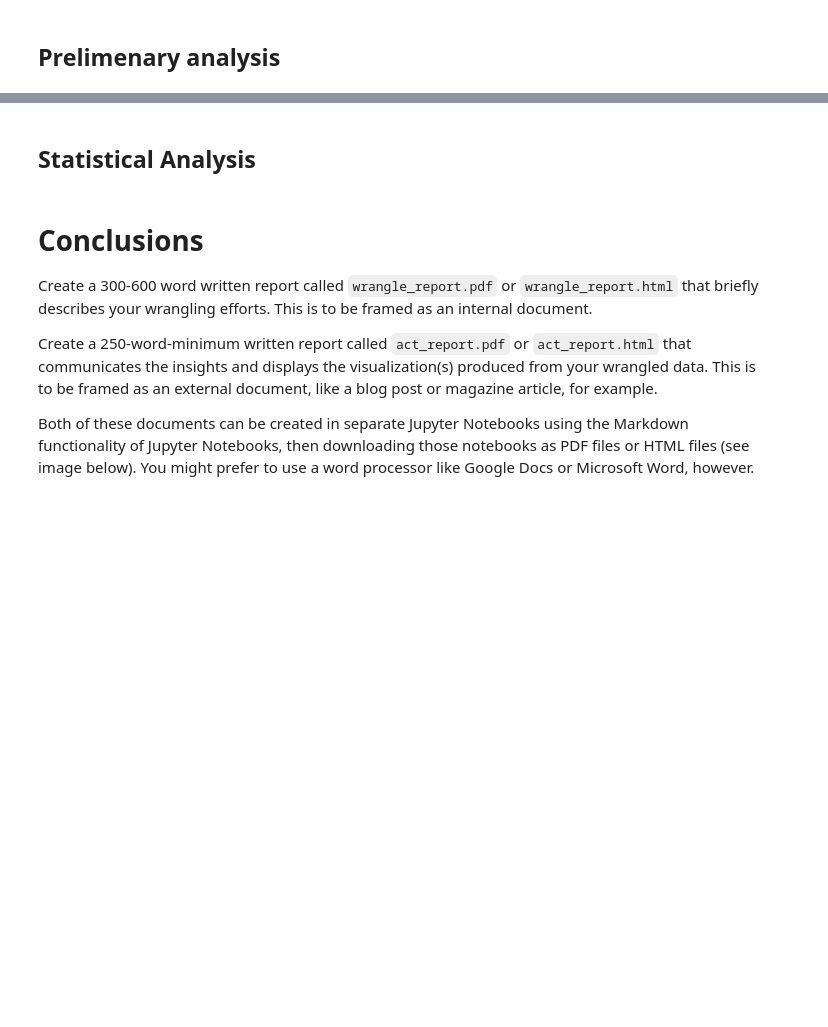
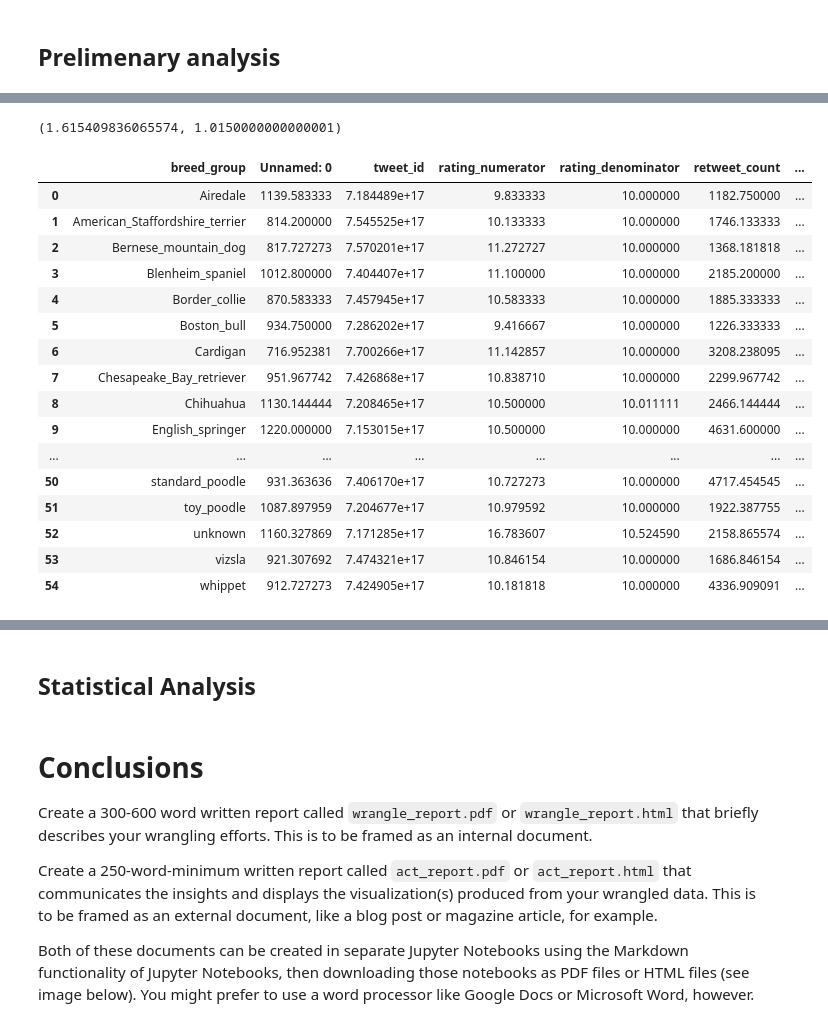
Before and after one commit to lpedejong/Nano_degree_projects, a Jupyter notebook: Project3_Data_Wrangling/Project_4_Wrangling_Twitter.ipynb, the cells around one changed output, grey strips where cells are left out. Saved outputs shown, nothing was run; the diff lists cells and outputs as text; code cells hidden in the pictures; blank space fills up the shorter version.

```diff
--- a/Project3_Data_Wrangling/Project_4_Wrangling_Twitter.ipynb
+++ b/Project3_Data_Wrangling/Project_4_Wrangling_Twitter.ipynb
@@ -891,0 +1017,24 @@ twitter_archive_clean.to_csv('twitter_archive_master.csv', na_rep= 'Unknown', en
+# %%
+tweets[tweets['breed_group'] == 'unknown'].mean()['rating'],tweets[tweets['breed_group'] == 'beagle'].mean()['rating']
+# %% [output]
+(1.615409836065574, 1.0150000000000001)
+# %%
+tweets.groupby('breed_group').mean().reset_index()
+# %% [output]
+|  | breed_group | Unnamed: 0 | tweet_id | rating_numerator | rating_denominator | retweet_count | ... |
+| 0 | Airedale | 1139.583333 | 7.184489e+17 | 9.833333 | 10.000000 | 1182.750000 | ... |
+| 1 | American_Staffordshire_terrier | 814.200000 | 7.545525e+17 | 10.133333 | 10.000000 | 1746.133333 | ... |
+| 2 | Bernese_mountain_dog | 817.727273 | 7.570201e+17 | 11.272727 | 10.000000 | 1368.181818 | ... |
+| 3 | Blenheim_spaniel | 1012.800000 | 7.404407e+17 | 11.100000 | 10.000000 | 2185.200000 | ... |
+| 4 | Border_collie | 870.583333 | 7.457945e+17 | 10.583333 | 10.000000 | 1885.333333 | ... |
+| 5 | Boston_bull | 934.750000 | 7.286202e+17 | 9.416667 | 10.000000 | 1226.333333 | ... |
+| 6 | Cardigan | 716.952381 | 7.700266e+17 | 11.142857 | 10.000000 | 3208.238095 | ... |
+| 7 | Chesapeake_Bay_retriever | 951.967742 | 7.426868e+17 | 10.838710 | 10.000000 | 2299.967742 | ... |
+| 8 | Chihuahua | 1130.144444 | 7.208465e+17 | 10.500000 | 10.011111 | 2466.144444 | ... |
+| 9 | English_springer | 1220.000000 | 7.153015e+17 | 10.500000 | 10.000000 | 4631.600000 | ... |
+| ... | ... | ... | ... | ... | ... | ... | ... |
+| 50 | standard_poodle | 931.363636 | 7.406170e+17 | 10.727273 | 10.000000 | 4717.454545 | ... |
+| 51 | toy_poodle | 1087.897959 | 7.204677e+17 | 10.979592 | 10.000000 | 1922.387755 | ... |
+| 52 | unknown | 1160.327869 | 7.171285e+17 | 16.783607 | 10.524590 | 2158.865574 | ... |
+| 53 | vizsla | 921.307692 | 7.474321e+17 | 10.846154 | 10.000000 | 1686.846154 | ... |
+| 54 | whippet | 912.727273 | 7.424905e+17 | 10.181818 | 10.000000 | 4336.909091 | ... |
```
Also changed, not shown: parts of 19 cells of this notebook.
